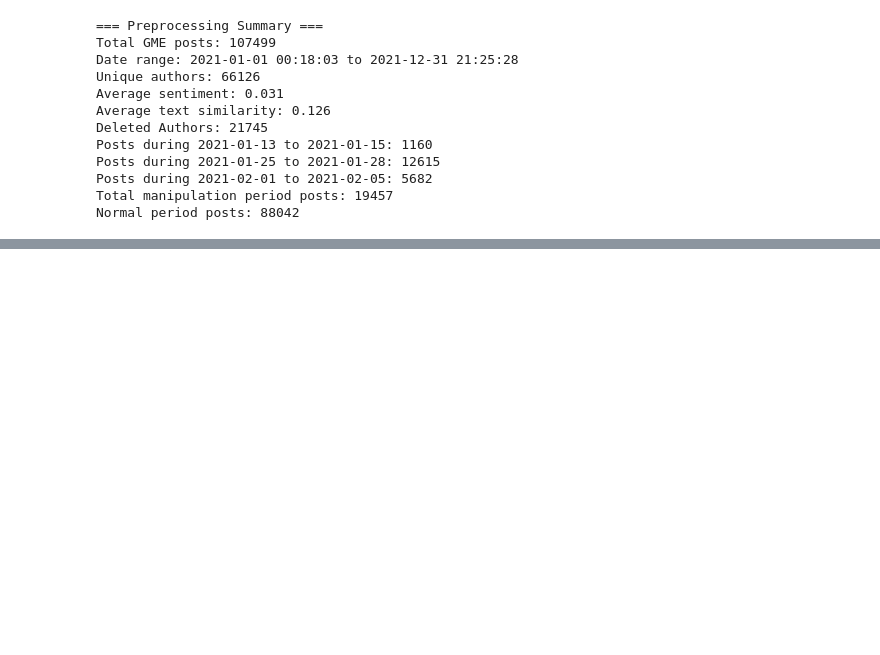
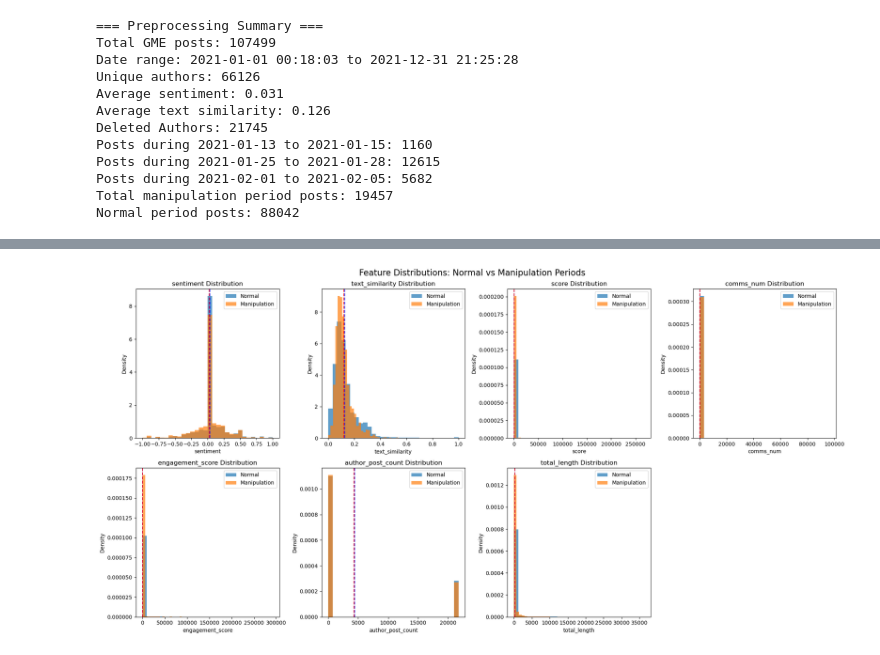
Before and after one commit to krishna-das-m/ManipDetect, a Jupyter notebook: research/notebooks/data_preprocessing_authors.ipynb, the cells around one changed output, grey strips where cells are left out. Saved outputs shown, nothing was run; the diff lists cells and outputs as text; code cells hidden in the pictures; blank space fills up the shorter version.

```diff
--- a/research/notebooks/data_preprocessing_authors.ipynb
+++ b/research/notebooks/data_preprocessing_authors.ipynb
@@ -460,0 +629,42 @@ Normal period posts: 88042
+# %%
+feature_columns = [
+    'sentiment', 'text_similarity', 'score', 'comms_num',
+    'engagement_score', 'author_post_count', 'total_length'
+]
+
+# Filter to available columns
+available_features = [col for col in feature_columns if col in df_wsb_labeled.columns]
+
+fig, axes = plt.subplots(2, 4, figsize=(20, 10))
+axes = axes.flatten()
+
+for i, feature in enumerate(available_features):
+    if i >= len(axes):
+        break
+
+    # Distribution comparison
+    normal_data = df_wsb_labeled[df_wsb_labeled['is_manipulation'] == 0][feature]
+    manip_data = df_wsb_labeled[df_wsb_labeled['is_manipulation'] == 1][feature]
+
+    axes[i].hist(normal_data, bins=30, alpha=0.7, label='Normal', density=True)
+    axes[i].hist(manip_data, bins=30, alpha=0.7, label='Manipulation', density=True)
+    axes[i].set_title(f'{feature} Distribution')
+    axes[i].set_xlabel(feature)
+    axes[i].set_ylabel('Density')
+    axes[i].legend()
+
+    # Add statistics
+    normal_mean = normal_data.mean()
+    manip_mean = manip_data.mean()
+    axes[i].axvline(normal_mean, color='blue', linestyle='--', alpha=0.8)
+    axes[i].axvline(manip_mean, color='red', linestyle='--', alpha=0.8)
+
+# Hide unused subplots
+for i in range(len(available_features), len(axes)):
+    axes[i].set_visible(False)
+
+plt.suptitle('Feature Distributions: Normal vs Manipulation Periods', fontsize=16)
+plt.tight_layout()
+plt.show()
+# %% [output]
+[figure, added]
```
Also changed, not shown: parts of 12 cells of this notebook, 6 other files.
